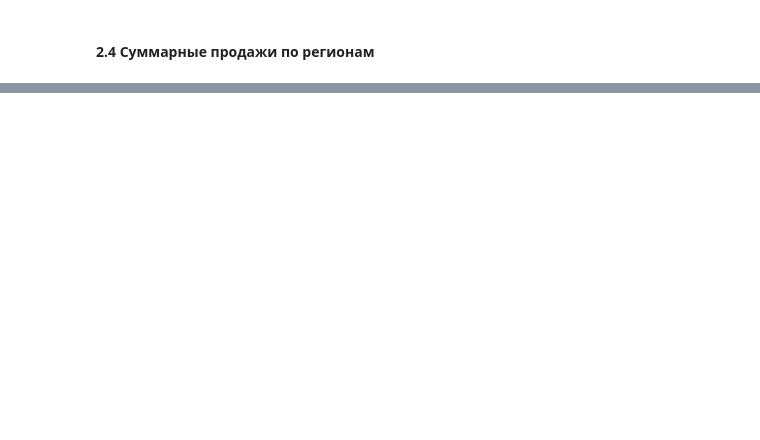
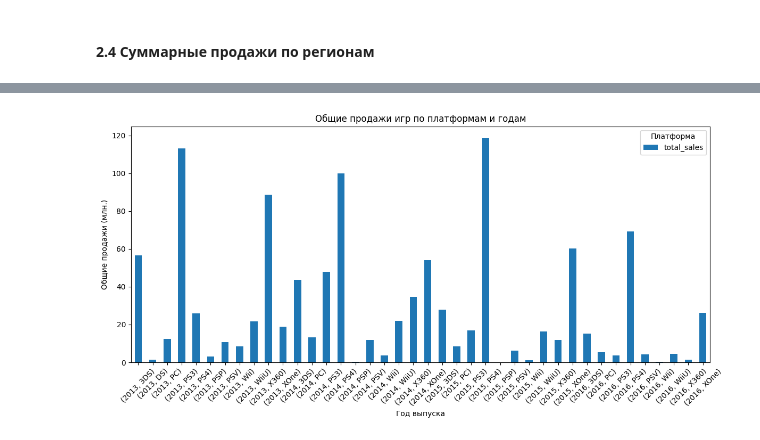
Before and after one commit to eugenii/data_sciencse, a Jupyter notebook: sprint_09_Сборный_проект_1/sbornii_1.ipynb, the cells around one changed output, grey strips where cells are left out. Saved outputs shown, nothing was run; the diff lists cells and outputs as text; code cells hidden in the pictures; blank space fills up the shorter version.

```diff
--- a/sprint_09_Сборный_проект_1/sbornii_1.ipynb
+++ b/sprint_09_Сборный_проект_1/sbornii_1.ipynb
@@ -212,0 +282,19 @@ display(total_sales_df)
+# %%
+# 3.1 Количество игр по годам
+
+def total_sales_by_years(item):
+    total = 0
+    for region in regions:
+        total += item[region]
+    return total
+
+data['total_sales'] = data.apply(total_sales_by_years, axis=1)
+# data.head()
+
+total_sales_year = data.groupby('year_of_release')['total_sales'].sum()
+
+# total_sales_year.head()
+
+display(type(total_sales_year))
+
+# data['Total_sales'] = data[['na_sales', 'eu_sales', 'jp_sales', 'other_sales']].sum(axis=1)
@@ -212,0 +421,19 @@ display(total_sales_df)
+# %%
+# max_sales_per_year_actual = max_sales_per_year[max_sales_per_year['year_of_release'] > 2012]
+# display(max_sales_per_year_actual)
+grouped_actual = data.groupby(['year_of_release', 'platform'])['total_sales'].sum().reset_index()
+grouped_actual = grouped_actual[grouped_actual['year_of_release'] > 2012]
+grouped_actual
+# %%
+# Построим столбчатую диаграмму
+plt.figure(figsize=(12, 6))
+grouped_actual.groupby(['year_of_release', 'platform'])['total_sales'].sum().plot(kind='bar', stacked=True)
+plt.title('Общие продажи игр по платформам и годам')
+plt.xlabel('Год выпуска')
+plt.ylabel('Общие продажи (млн.)')
+plt.legend(title='Платформа')
+plt.xticks(rotation=45)
+plt.tight_layout()
+plt.show()
+# %% [output]
+[figure, added]
```
Also changed, not shown: parts of 34 cells of this notebook.
